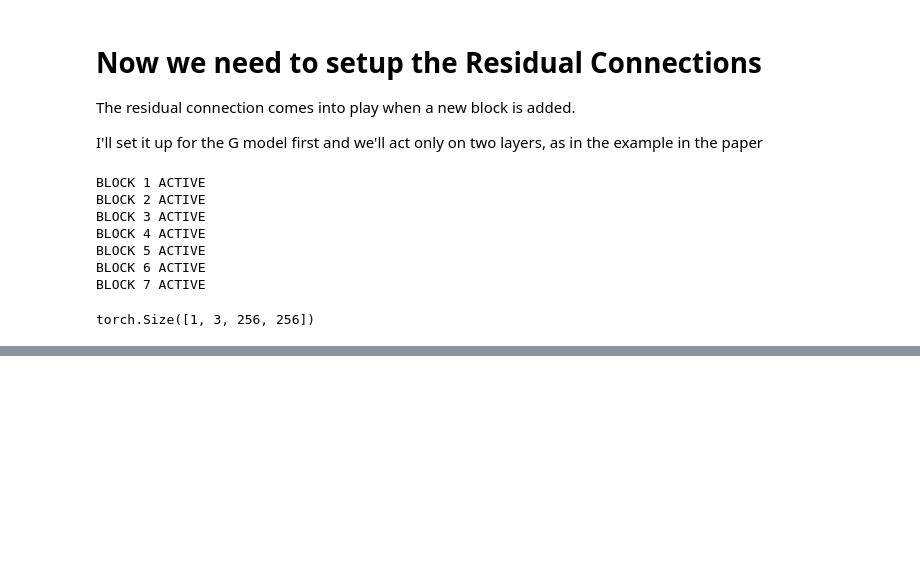
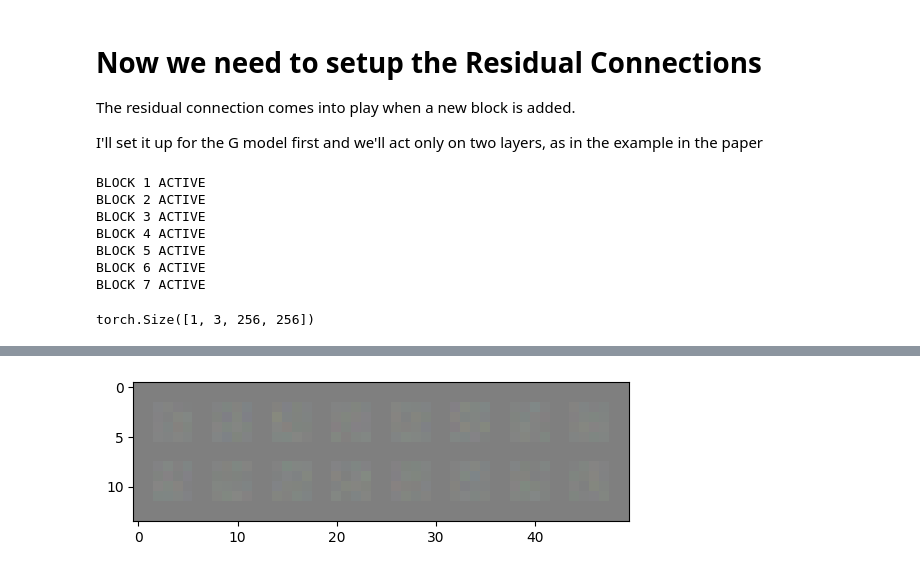
Before and after one commit to YM2132/YMPaperImplementations, a Jupyter notebook: paper_implementations/GANs_for_seaturtle_image_gen/ProgressiveGAN.ipynb, the cells around one changed output, grey strips where cells are left out. Drawn from its saved outputs; the diff is of its cells as text; code cells hidden in the pictures; blank space fills up the shorter version.

Commit message:
Training loop done?

```diff
--- a/paper_implementations/GANs_for_seaturtle_image_gen/ProgressiveGAN.ipynb
+++ b/paper_implementations/GANs_for_seaturtle_image_gen/ProgressiveGAN.ipynb
@@ -1431,0 +1654,20 @@ We must be careful to ensure we grow the two models together and we also need to
+# %%
+# Let's run a mock training loop and let's see what happens
+'''
+To realise the architecture outlined above we need:
+    - Loop 0 -> Load in the new block, this runs 7 times?
+        - Loop 1 -> The training epochs
+            - Loop 2 -> The batches loop, the first loop introduces the new layer and we fade it in
+            - Loop 3 -> Another batches loop, this time we train the new layers along with the old
+                        without residual connection
+
+# Remember each block is trained for 20 epochs and we have 7 blocks
+layer = 1
+for epoch in range(20*7):
+    print(f'Epoch: {epoch}')
+
+    if epoch % 20 == 0:
+        d_out = discriminator(d_input, layer)
+        layer += 1
+        print(discriminator)
+'''
@@ -1431,0 +1676,22 @@ We must be careful to ensure we grow the two models together and we also need to
+# %%
+# Load the data and display some images
+transform = transforms.Compose([
+    transforms.ToTensor(),
+    transforms.Normalize((0.5, 0.5, 0.5), (0.5, 0.5, 0.5))
+])
+
+# In the paper batch size changes as the model scales up the images to save memory, however I think with modern
+# equipment we can ignore this?
+batch_size = 16
+
+# To load the data you must move the images to a folder within the dir they are in
+dataset = ImageFolder(root='./celeba_hq_256', transform=transform)
+dataloader = DataLoader(dataset, batch_size=batch_size, shuffle=True, num_workers=4)
+# %%
+# For intial experiment I will use BCELoss however the actual paper uses: https://arxiv.org/abs/1704.00028
+criterion = nn.BCELoss()
+
+# Intialise two optimisers, these will need to be reintialised each time a new layer is added
+# We do not init the optims here, we will do it dynamically
+optim_D = None
+optim_G = None
@@ -1431,0 +1772,4 @@ We must be careful to ensure we grow the two models together and we also need to
+# %%
+imshow(torchvision.utils.make_grid(gen_images.cpu()))
+# %% [output]
+[figure, added]
```
Also changed, not shown: parts of 28 cells of this notebook.
